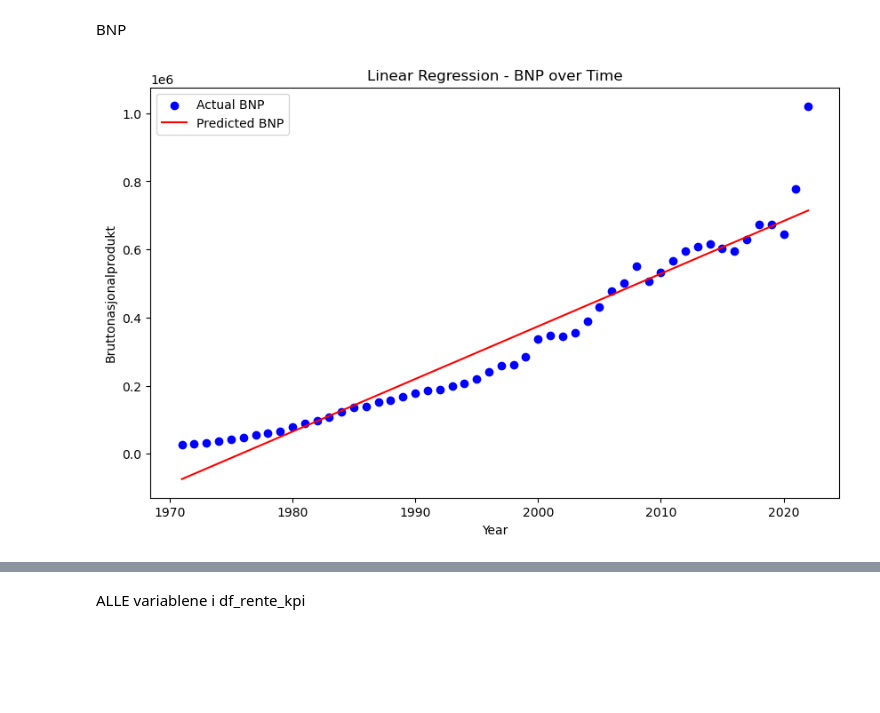
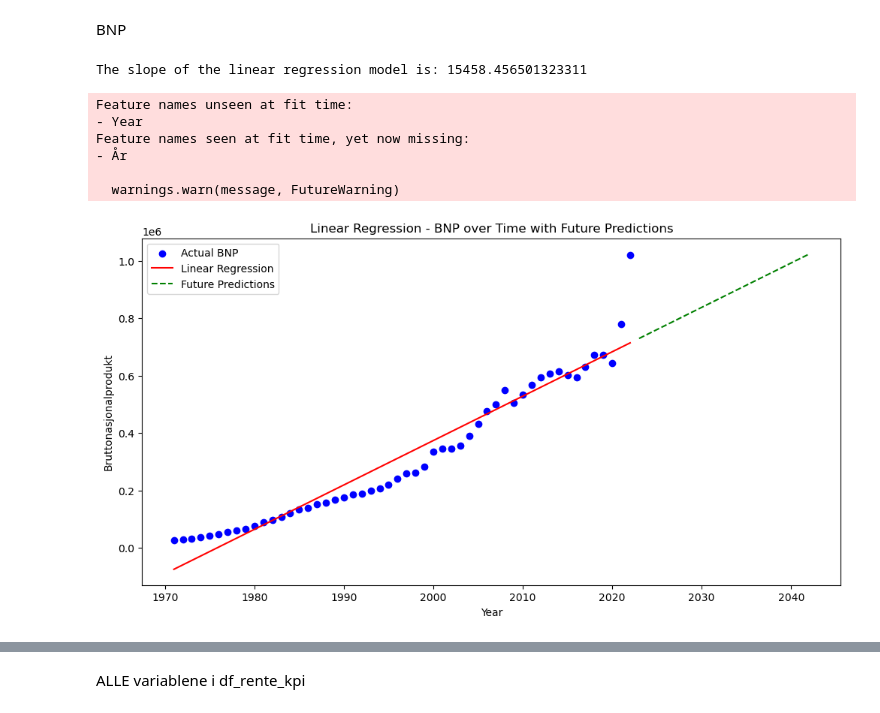
Before and after one commit to 591118/ProsjektADAH2023, a Jupyter notebook: prosjekt501.ipynb, the cells around one changed output, grey strips where cells are left out. Drawn from its saved outputs; the diff is of its cells as text; code cells hidden in the pictures; blank space fills up the shorter version.

```diff
--- a/prosjekt501.ipynb
+++ b/prosjekt501.ipynb
@@ -397,21 +527,47 @@ BNP
 # %%
 # Linear Regression
 X_bnp = bnp[['År']]
 y_bnp = bnp['Bruttonasjonalprodukt']
 
+# Initialize the Linear Regression model
 model_bnp_r = LinearRegression()
 model_bnp_r.fit(X_bnp, y_bnp)
 
-predictions_bnp = model_bnp_r.predict(X_bnp)
+# Get the slope of the linear regression model
+slope_bnp = model_bnp_r.coef_[0]
+print(f"The slope of the linear regression model is: {slope_bnp}")
+
+# Create a DataFrame for future yearly predictions
+future_years = pd.Series(range(bnp['År'].max() + 1, bnp['År'].max() + 21))
+predicted_bnp = pd.DataFrame({'Year': future_years})
+
+# Add a new column for predicted BNP using the linear regression model
+predicted_bnp['Predicted_BNP'] = model_bnp_r.predict(predicted_bnp[['Year']])
 
 # Plotting
-plt.figure(figsize=(10, 6))
+plt.figure(figsize=(12, 6))
+
+# Plotting the actual data
 plt.scatter(bnp['År'], y_bnp, color='blue', label='Actual BNP')
-plt.plot(bnp['År'], predictions_bnp, color='red', label='Predicted BNP')
+
+# Plotting the linear regression line
+plt.plot(bnp['År'], model_bnp_r.predict(X_bnp), color='red', label='Linear Regression')
+
+# Plotting the future predictions
+plt.plot(predicted_bnp['Year'], predicted_bnp['Predicted_BNP'], color='green', linestyle='dashed', label='Future Predictions')
+
+# Labels and title
 plt.xlabel('Year')
 plt.ylabel('Bruttonasjonalprodukt')
-plt.title('Linear Regression - BNP over Time')
+plt.title('Linear Regression - BNP over Time with Future Predictions')
 plt.legend()
 plt.show()
 # %% [output]
+The slope of the linear regression model is: 15458.456501323311
+Feature names unseen at fit time:
+- Year
+Feature names seen at fit time, yet now missing:
+- År
+
+  warnings.warn(message, FutureWarning)
-[figure, old version]
+[figure, new version]
```
Also changed, not shown: parts of 11 cells of this notebook.
